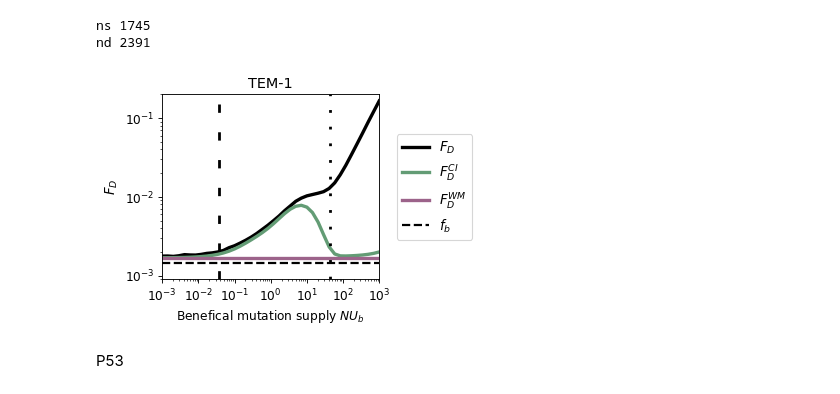
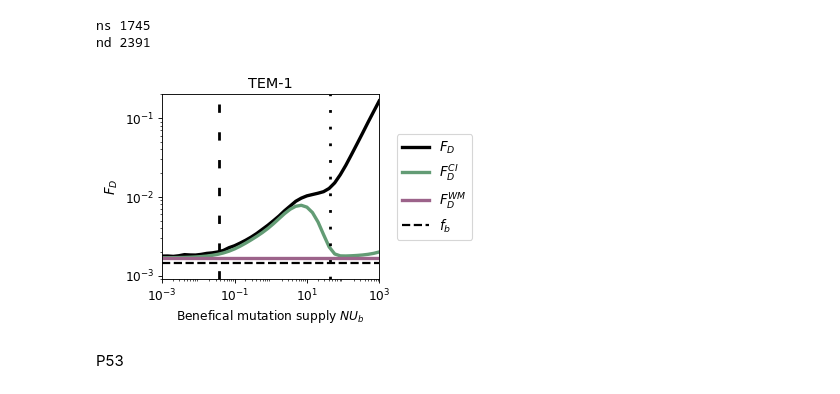
Before and after one commit to AlexKI123/DoublesProject, a Jupyter notebook: Code/WFModel/Plotting/Plot_Empirical_Results.ipynb, the cells around one changed output. Drawn from its saved outputs; the diff is of its cells as text; code cells hidden in the pictures.

```diff
--- a/Code/WFModel/Plotting/Plot_Empirical_Results.ipynb
+++ b/Code/WFModel/Plotting/Plot_Empirical_Results.ipynb
@@ -125,35 +125,39 @@ plt.xscale("log")
 plt.yscale("log")
 plt.ylim(9*10**(-4),2*10**(-1))
 plt.xlim(10**(-3.),10**(3))
 
 
 plt.plot(xshift_TEM1*x,ris[:,:,ns+1:].sum(axis=2).mean(axis=0),color="black",linewidth=3, label="$F_D$")
 plt.plot(xshift_TEM1*x,CI_model(fs,fd,x),linewidth = 3, color = "#639C75", label="$F_D^{CI}$")
 plt.axhline([WM_model(fs,fd)],color="#9C638A",linewidth=3, label="$F_D^{WM}$")
 
 
 epsilon=1
 plt.axhline([fractionAAlevelBeneficial], linestyle="--", color="black",linewidth=2, label="$f_b$")
 plt.axvline([np.real(epsilon/(2*lambertw(epsilon/(2*Ubs))))], linestyle=(0, (3, 7)), color="black",linewidth=2.5)
 plt.axvline([np.real(epsilon*ns/(2*lambertw(epsilon/(2*mus))))], linestyle=(0, (1, 5)), color="black",linewidth=2.5)
 
 
 plt.xlabel("Benefical mutation supply $NU_b$", fontsize = 11)
 plt.ylabel(r"$F_{D}$", fontsize = 12)
 plt.title("TEM-1", fontsize = 13)
 
 
 # Move the legend outside of the plot
 plt.legend(fontsize=12, bbox_to_anchor=(1.05, 0.5), loc='center left')
 
-plt.xticks(fontsize=11)
+# Customize the x and y ticks
+x_ticks = [10**(-3), 10**(-1), 10**1, 10**3]
+x_labels = ['10$^{-3}$', '10$^{-1}$', '10$^1$', '10$^3$']
+plt.xticks(x_ticks, x_labels, fontsize=11)
+
 plt.yticks(fontsize=11)
 
 
 #plt.savefig("plotTEM1_00041.pdf", bbox_inches = "tight")
 plt.savefig("plotTEM1_00037.pdf", transparent=True, bbox_inches = "tight")
 # %% [output]
-[figure, old version]
+[figure, new version]
 # %% [markdown]
 P53
 # %%
```
Also changed, not shown: parts of 1 cell of this notebook, 1 other file.
